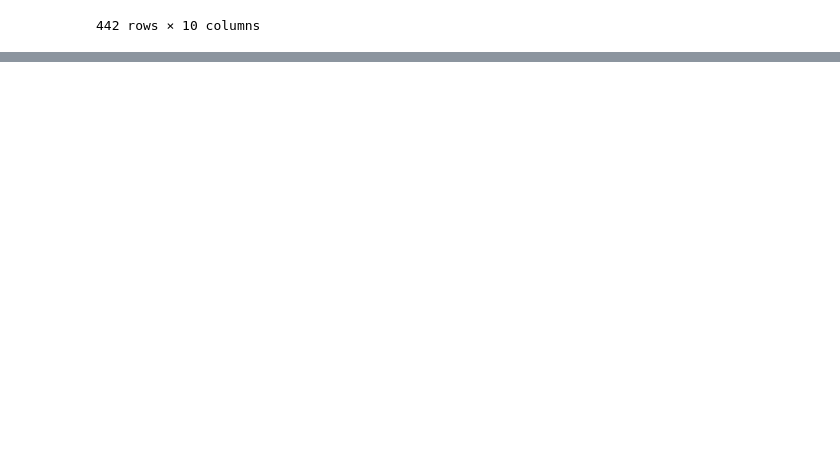
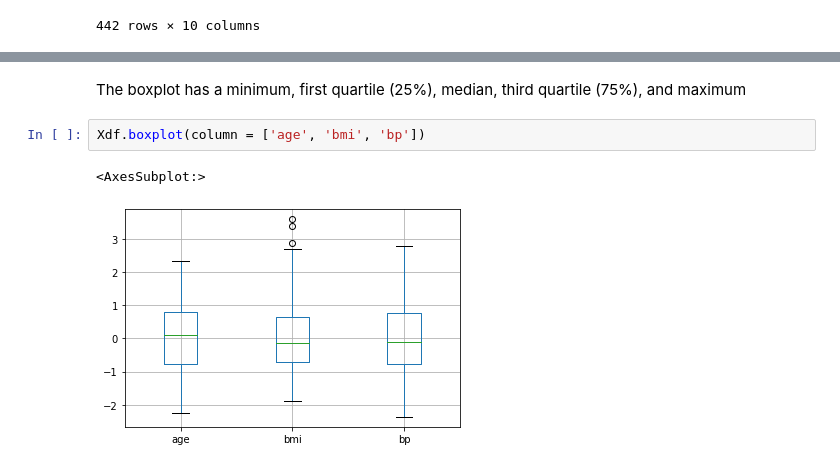
Before and after one commit to apd2599/Training_2021_CIRCUIT, a Jupyter notebook: Scikit-Learn_Dataset/Diabetes_Dataset.ipynb, the cells around one changed output, grey strips where cells are left out. Cells and saved outputs as stored; diff of their text form; blank space fills up the shorter version.

```diff
--- a/Scikit-Learn_Dataset/Diabetes_Dataset.ipynb
+++ b/Scikit-Learn_Dataset/Diabetes_Dataset.ipynb
@@ -134,0 +185,7 @@ Xdf
+# %% [markdown]
+The boxplot has a minimum, first quartile (25%), median, third quartile (75%), and maximum
+# %%
+Xdf.boxplot(column = ['age', 'bmi', 'bp'])
+# %% [output]
+<AxesSubplot:>
+[figure, added]
```
Also changed, not shown: parts of 18 cells of this notebook, 1 other file.
